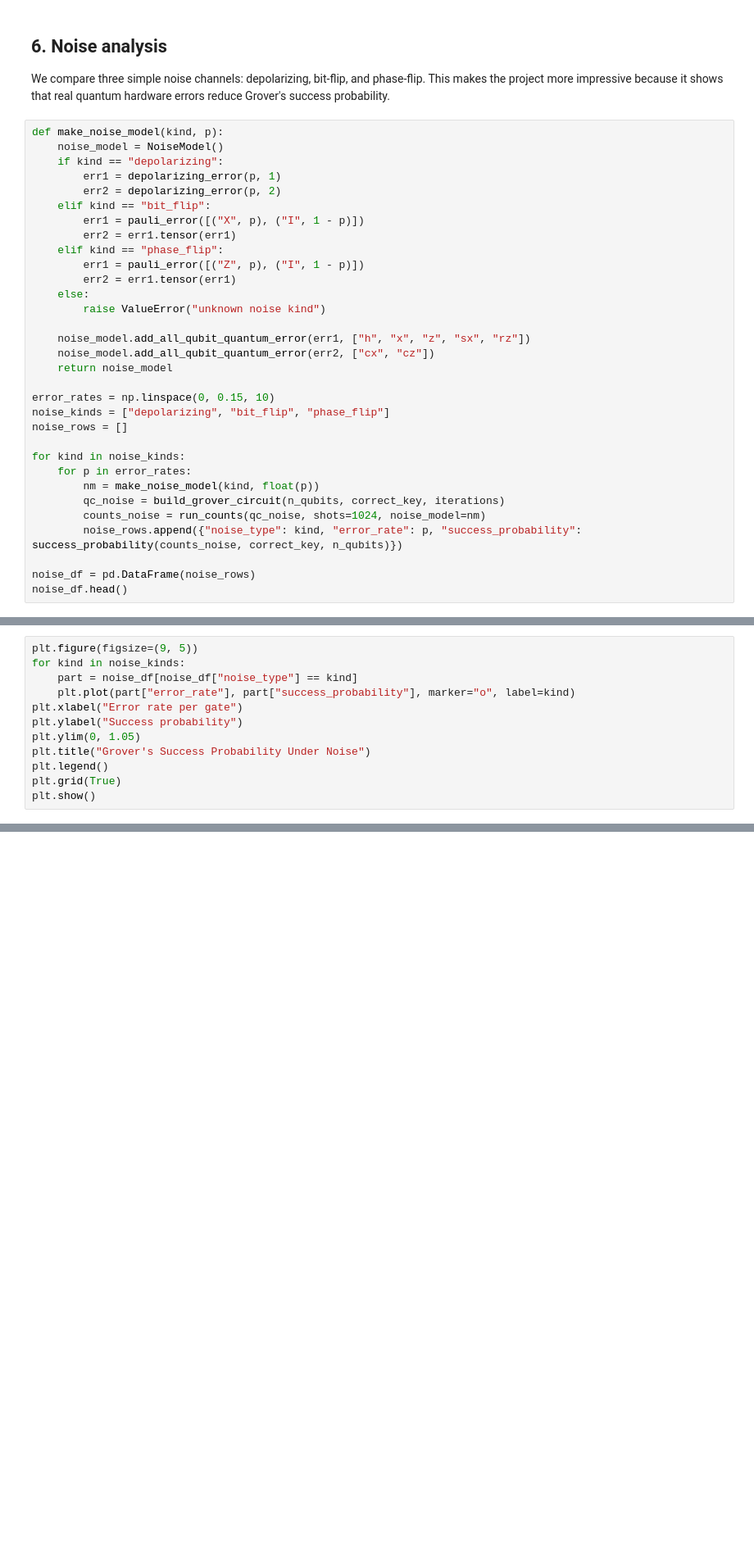
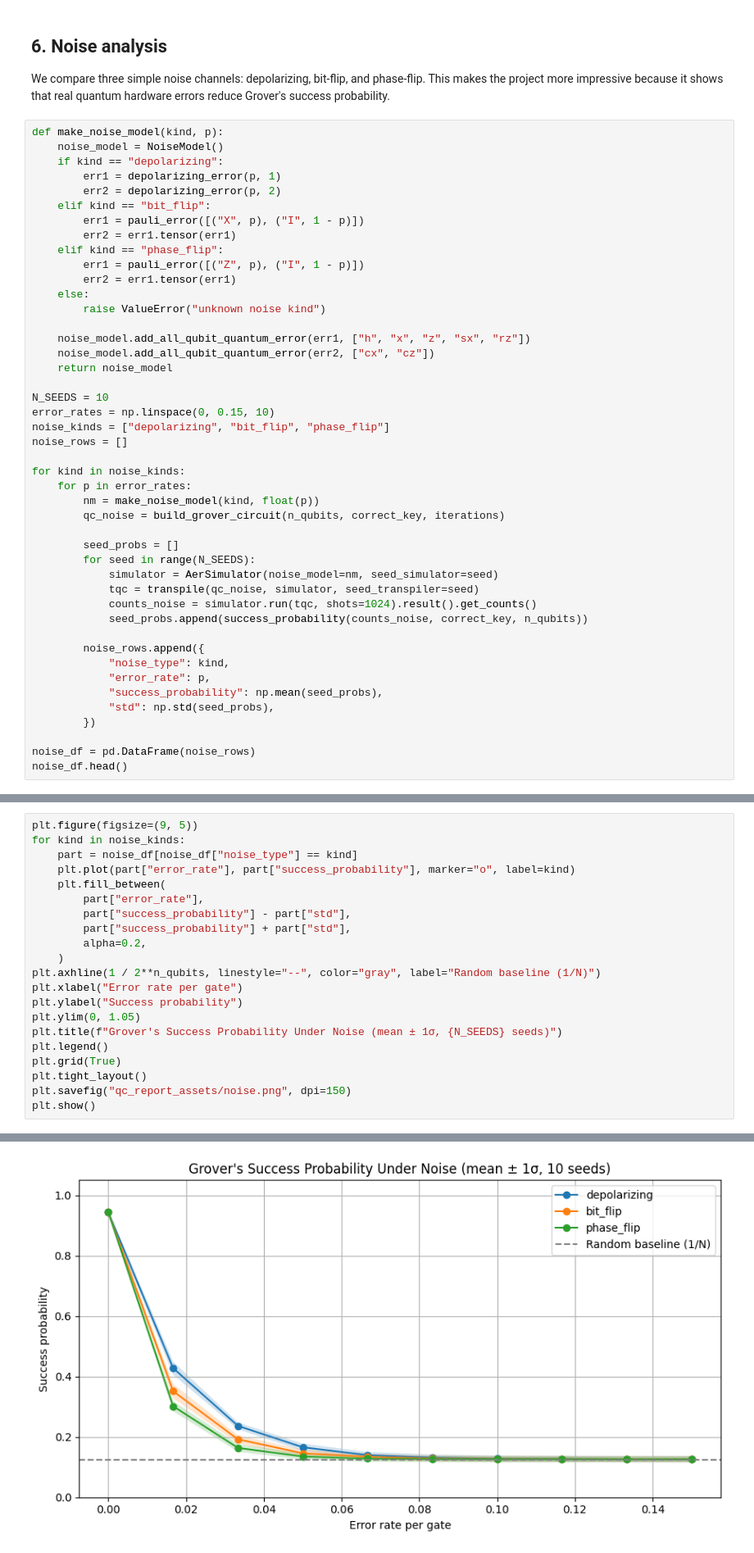
Before and after one commit to gargi025/Quantum-Cryptoanalysis-of-AES, a Jupyter notebook: quantum_aes_grover_demo.ipynb, the cells around one changed output, grey strips where cells are left out. Shown at 82% size. Cells and saved outputs as stored; diff of their text form; blank space fills up the shorter version.

Commit message:
feat: add seed support to simulator and update Grover noise analysis with error bounds

```diff
--- a/quantum_aes_grover_demo.ipynb
+++ b/quantum_aes_grover_demo.ipynb
@@ -203,6 +252,7 @@ def make_noise_model(kind, p):
     noise_model.add_all_qubit_quantum_error(err2, ["cx", "cz"])
     return noise_model
 
+N_SEEDS = 10
 error_rates = np.linspace(0, 0.15, 10)
 noise_kinds = ["depolarizing", "bit_flip", "phase_flip"]
 noise_rows = []
@@ -211,8 +261,20 @@ for kind in noise_kinds:
     for p in error_rates:
         nm = make_noise_model(kind, float(p))
         qc_noise = build_grover_circuit(n_qubits, correct_key, iterations)
-        counts_noise = run_counts(qc_noise, shots=1024, noise_model=nm)
-        noise_rows.append({"noise_type": kind, "error_rate": p, "success_probability": success_probability(counts_noise, correct_key, n_qubits)})
+
+        seed_probs = []
+        for seed in range(N_SEEDS):
+            simulator = AerSimulator(noise_model=nm, seed_simulator=seed)
+            tqc = transpile(qc_noise, simulator, seed_transpiler=seed)
+            counts_noise = simulator.run(tqc, shots=1024).result().get_counts()
+            seed_probs.append(success_probability(counts_noise, correct_key, n_qubits))
+
+        noise_rows.append({
+            "noise_type": kind,
+            "error_rate": p,
+            "success_probability": np.mean(seed_probs),
+            "std": np.std(seed_probs),
+        })
 
 noise_df = pd.DataFrame(noise_rows)
 noise_df.head()
@@ -221,10 +290,20 @@ plt.figure(figsize=(9, 5))
 for kind in noise_kinds:
     part = noise_df[noise_df["noise_type"] == kind]
     plt.plot(part["error_rate"], part["success_probability"], marker="o", label=kind)
+    plt.fill_between(
+        part["error_rate"],
+        part["success_probability"] - part["std"],
+        part["success_probability"] + part["std"],
+        alpha=0.2,
+    )
+plt.axhline(1 / 2**n_qubits, linestyle="--", color="gray", label="Random baseline (1/N)")
 plt.xlabel("Error rate per gate")
 plt.ylabel("Success probability")
 plt.ylim(0, 1.05)
-plt.title("Grover's Success Probability Under Noise")
+plt.title(f"Grover's Success Probability Under Noise (mean ± 1σ, {N_SEEDS} seeds)")
 plt.legend()
 plt.grid(True)
+plt.tight_layout()
+plt.savefig("qc_report_assets/noise.png", dpi=150)
 plt.show()
+# %% [output]
@@ -231,3 +311,4 @@ plt.show()
+[figure, added]
 # %% [markdown]
 ## 7. Final conclusion
 
```
Also changed, not shown: parts of 9 cells of this notebook, 3 other files.
